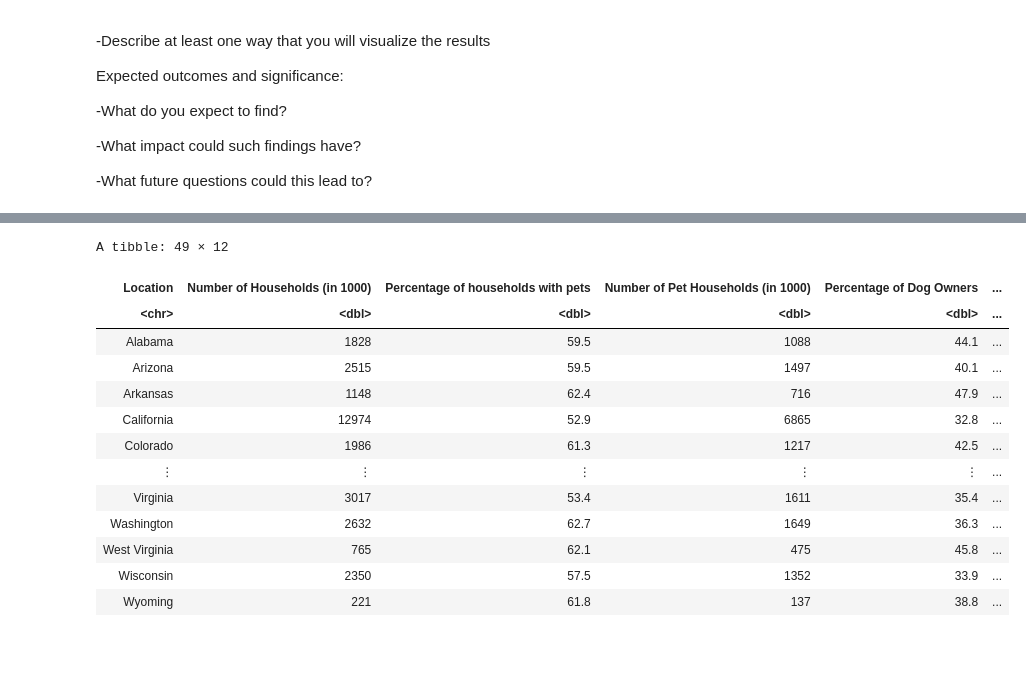
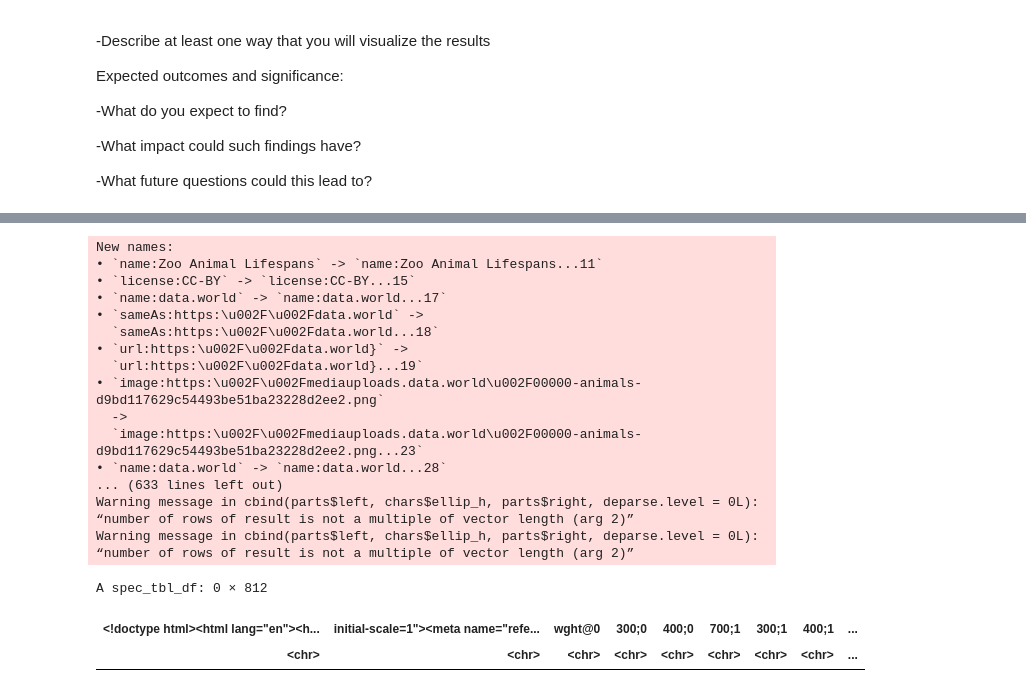
Before and after one commit to Dana-Te/DSCI100-Group-41, a Jupyter notebook: Group_Proposal.ipynb, the cells around one changed output, grey strips where cells are left out. Cells and saved outputs as stored; diff of their text form; code cells hidden in the pictures; blank space fills up the shorter version.

Commit message:
New Data Set Loaded In

```diff
--- a/Group_Proposal.ipynb
+++ b/Group_Proposal.ipynb
@@ -45,20 +63,26 @@ library(readxl)
 # %%
-url<-"https://query.data.world/s/7ph2voz434cu5y3jwiqt6a57j2xf4n?dws=00000"
-download.file(url, "CatVsDog_Data")
-CatVsDog_Data<- read_excel("CatVsDog_Data")
-CatVsDog_Data
+url<-"https://data.world/animals/zoo-animal-lifespans"
+download.file(url, "ZooLifespan_Data")
+ZooLifespan_Data<- read_csv("ZooLifespan_Data")
+ZooLifespan_Data
 # %% [output]
-A tibble: 49 × 12
+New names:
+• `name:Zoo Animal Lifespans` -> `name:Zoo Animal Lifespans...11`
+• `license:CC-BY` -> `license:CC-BY...15`
+• `name:data.world` -> `name:data.world...17`
+• `sameAs:https:\u002F\u002Fdata.world` ->
+  `sameAs:https:\u002F\u002Fdata.world...18`
+• `url:https:\u002F\u002Fdata.world}` ->
+  `url:https:\u002F\u002Fdata.world}...19`
+• `image:https:\u002F\u002Fmediauploads.data.world\u002F00000-animals-d9bd117629c54493be51ba23228d2ee2.png`
+  ->
+  `image:https:\u002F\u002Fmediauploads.data.world\u002F00000-animals-d9bd117629c54493be51ba23228d2ee2.png...23`
+• `name:data.world` -> `name:data.world...28`
+... (633 lines left out)
+Warning message in cbind(parts$left, chars$ellip_h, parts$right, deparse.level = 0L):
+“number of rows of result is not a multiple of vector length (arg 2)”
+Warning message in cbind(parts$left, chars$ellip_h, parts$right, deparse.level = 0L):
+“number of rows of result is not a multiple of vector length (arg 2)”
+A spec_tbl_df: 0 × 812
-| Location | Number of Households (in 1000) | Percentage of households with pets | Number of Pet Households (in 1000) | Percentage of Dog Owners | ... |
-| <chr> | <dbl> | <dbl> | <dbl> | <dbl> | ... |
-| Alabama | 1828 | 59.5 | 1088 | 44.1 | ... |
-| Arizona | 2515 | 59.5 | 1497 | 40.1 | ... |
-| Arkansas | 1148 | 62.4 | 716 | 47.9 | ... |
-| California | 12974 | 52.9 | 6865 | 32.8 | ... |
-| Colorado | 1986 | 61.3 | 1217 | 42.5 | ... |
-| ⋮ | ⋮ | ⋮ | ⋮ | ⋮ | ... |
-| Virginia | 3017 | 53.4 | 1611 | 35.4 | ... |
-| Washington | 2632 | 62.7 | 1649 | 36.3 | ... |
-| West Virginia | 765 | 62.1 | 475 | 45.8 | ... |
-| Wisconsin | 2350 | 57.5 | 1352 | 33.9 | ... |
-| Wyoming | 221 | 61.8 | 137 | 38.8 | ... |
+| <!doctype html><html lang="en"><h... | initial-scale=1"><meta name="refe... | wght@0 | 300;0 | 400;0 | 700;1 | 300;1 | 400;1 | ... |
+| <chr> | <chr> | <chr> | <chr> | <chr> | <chr> | <chr> | <chr> | ... |
```
Also changed, not shown: parts of 1 cell of this notebook.
